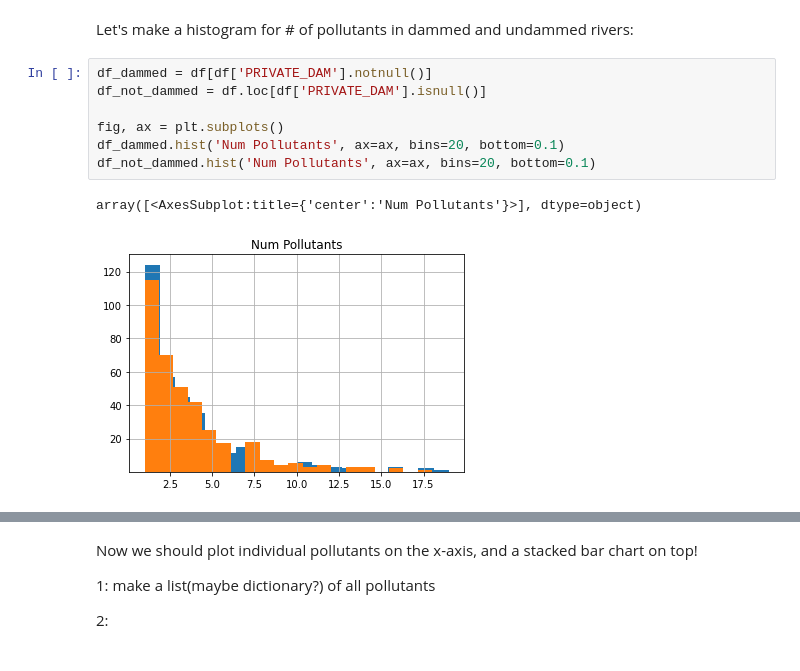
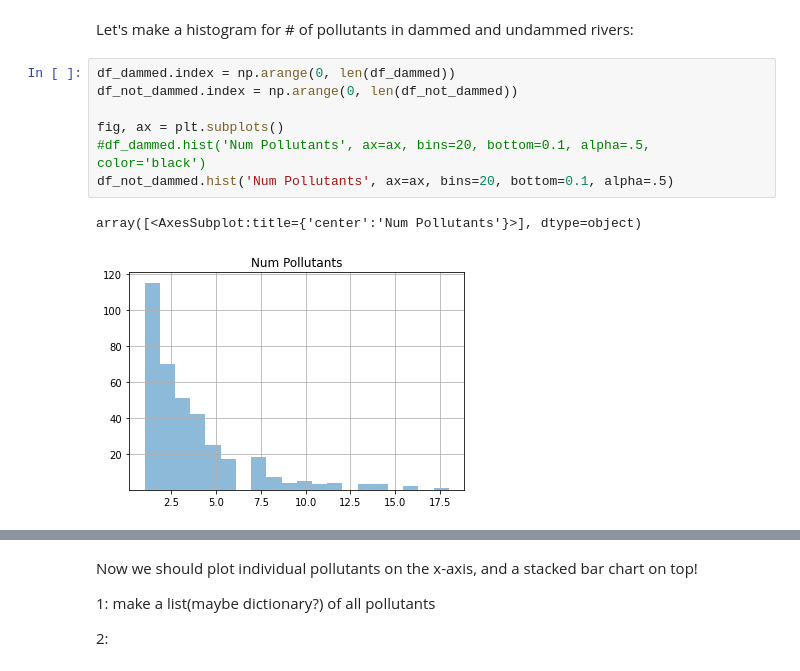
Before and after one commit to puga-42/Are-we-fixing-our-dammed-rivers, a Jupyter notebook: dammed_rivers.ipynb, the cells around one changed output, grey strips where cells are left out. Cells and saved outputs as stored; diff of their text form.

Commit message:
added charts and more analysis

```diff
--- a/dammed_rivers.ipynb
+++ b/dammed_rivers.ipynb
@@ -380,12 +393,12 @@ df.head()
 # %% [markdown]
 Let's make a histogram for # of pollutants in dammed and undammed rivers:
 # %%
-df_dammed = df[df['PRIVATE_DAM'].notnull()]
-df_not_dammed = df.loc[df['PRIVATE_DAM'].isnull()]
+df_dammed.index = np.arange(0, len(df_dammed))
+df_not_dammed.index = np.arange(0, len(df_not_dammed))
 
 fig, ax = plt.subplots()
-df_dammed.hist('Num Pollutants', ax=ax, bins=20, bottom=0.1)
-df_not_dammed.hist('Num Pollutants', ax=ax, bins=20, bottom=0.1)
+#df_dammed.hist('Num Pollutants', ax=ax, bins=20, bottom=0.1, alpha=.5, color='black')
+df_not_dammed.hist('Num Pollutants', ax=ax, bins=20, bottom=0.1, alpha=.5)
 # %% [output]
 array([<AxesSubplot:title={'center':'Num Pollutants'}>], dtype=object)
-[figure, old version]
+[figure, new version]
```
Also changed, not shown: parts of 38 cells of this notebook, 1 other file.
